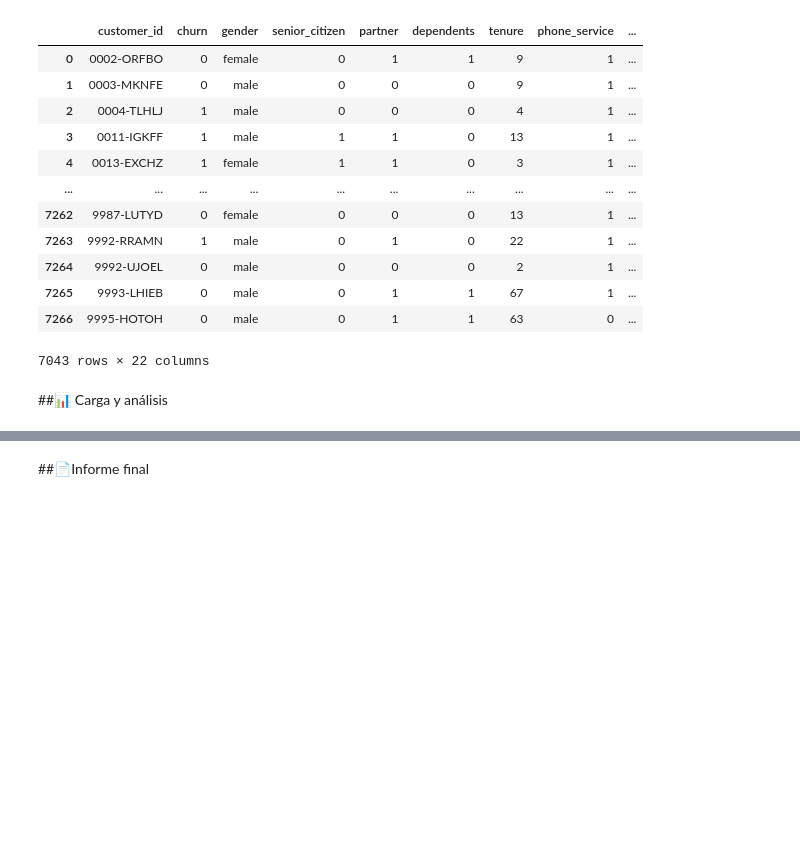
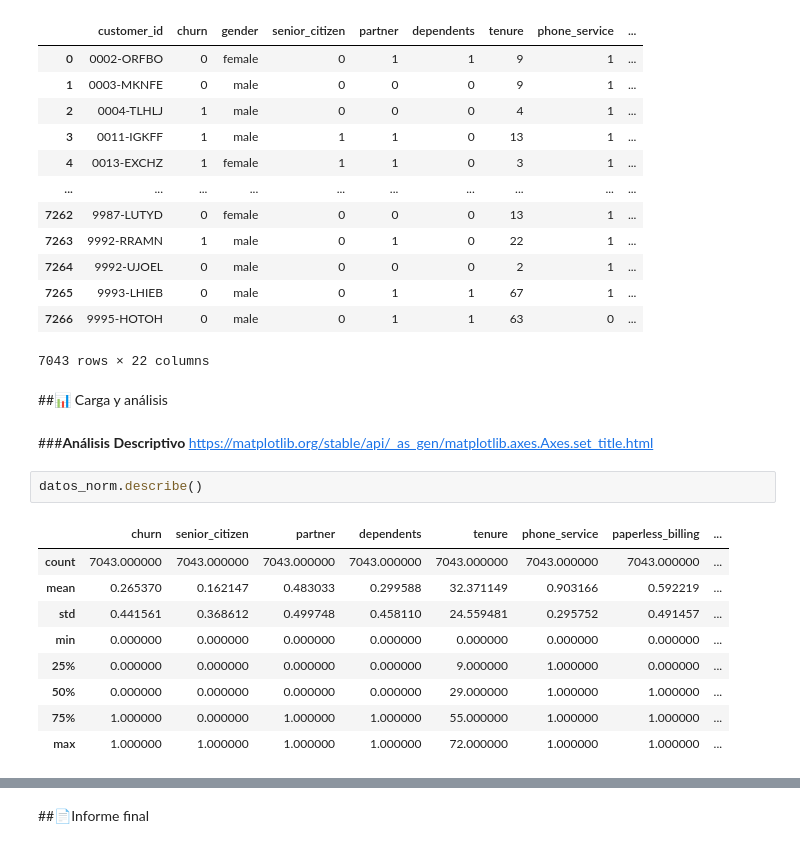
Before and after one commit to GP-Core/Telecom-X-Part-1, a Jupyter notebook: TelecomX_Part1-Gp-Core.ipynb, the cells around one changed output, grey strips where cells are left out. Drawn from its saved outputs; the diff is of its cells as text; blank space fills up the shorter version.

```diff
--- a/TelecomX_Part1-Gp-Core.ipynb
+++ b/TelecomX_Part1-Gp-Core.ipynb
@@ -398,3 +401,18 @@ datos_norm
 7043 rows × 22 columns
 # %% [markdown]
 ##📊 Carga y análisis
+# %% [markdown]
+###**Análisis Descriptivo**
+https://matplotlib.org/stable/api/_as_gen/matplotlib.axes.Axes.set_title.html
+# %%
+datos_norm.describe()
+# %% [output]
+|  | churn | senior_citizen | partner | dependents | tenure | phone_service | paperless_billing | ... |
+| count | 7043.000000 | 7043.000000 | 7043.000000 | 7043.000000 | 7043.000000 | 7043.000000 | 7043.000000 | ... |
+| mean | 0.265370 | 0.162147 | 0.483033 | 0.299588 | 32.371149 | 0.903166 | 0.592219 | ... |
+| std | 0.441561 | 0.368612 | 0.499748 | 0.458110 | 24.559481 | 0.295752 | 0.491457 | ... |
+| min | 0.000000 | 0.000000 | 0.000000 | 0.000000 | 0.000000 | 0.000000 | 0.000000 | ... |
+| 25% | 0.000000 | 0.000000 | 0.000000 | 0.000000 | 9.000000 | 1.000000 | 0.000000 | ... |
+| 50% | 0.000000 | 0.000000 | 0.000000 | 0.000000 | 29.000000 | 1.000000 | 1.000000 | ... |
+| 75% | 1.000000 | 0.000000 | 1.000000 | 1.000000 | 55.000000 | 1.000000 | 1.000000 | ... |
+| max | 1.000000 | 1.000000 | 1.000000 | 1.000000 | 72.000000 | 1.000000 | 1.000000 | ... |
```
Also changed, not shown: parts of 8 cells of this notebook.
